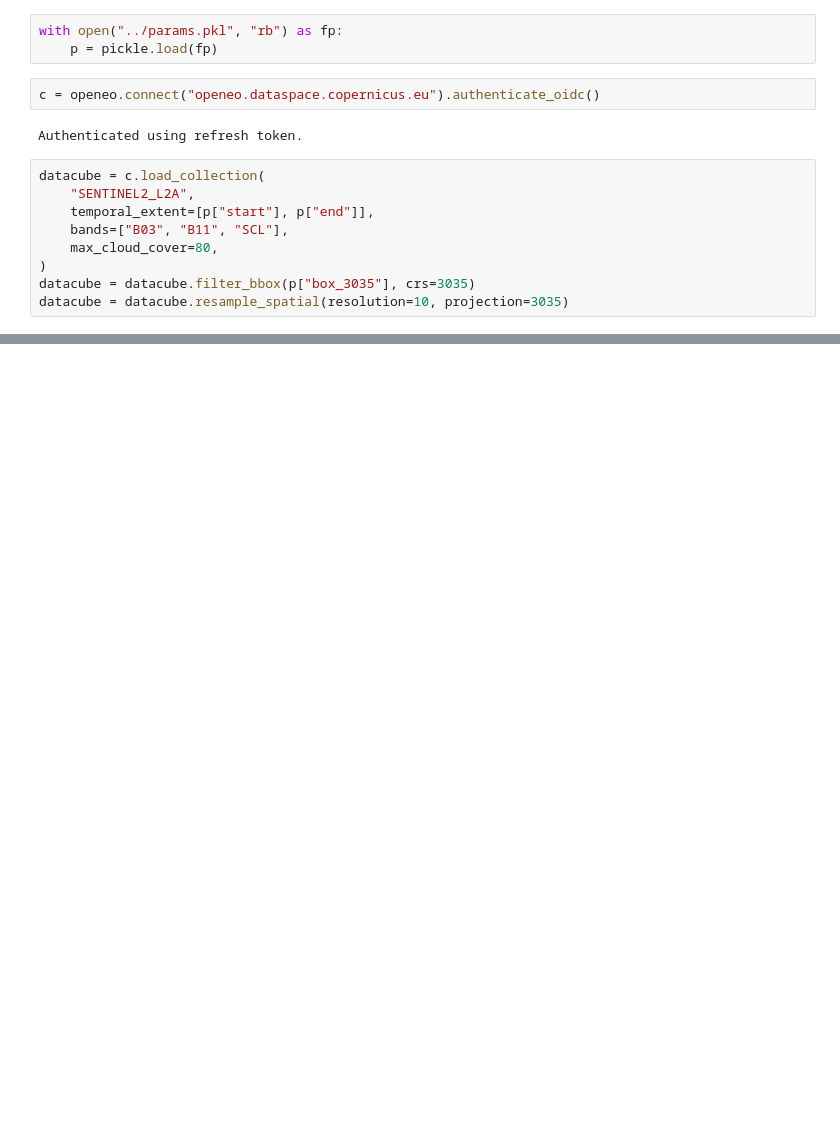
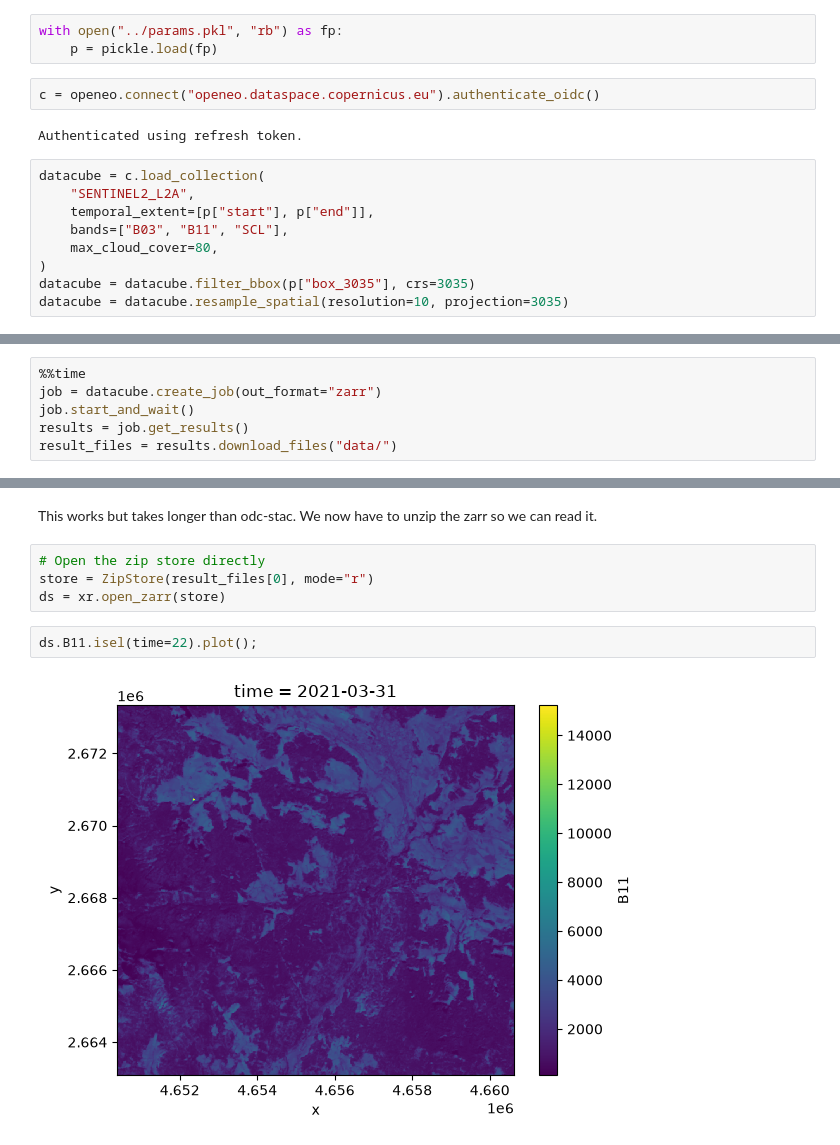
Before and after one commit to jonasViehweger/s2-time-series-access, a Jupyter notebook: openeo-nb/index.ipynb, the cells around one changed output, grey strips where cells are left out. Drawn from its saved outputs; the diff is of its cells as text; blank space fills up the shorter version.

```diff
--- a/openeo-nb/index.ipynb
+++ b/openeo-nb/index.ipynb
@@ -24,0 +33,6 @@ OpenEoApiError: [500] Internal: Server error: java.nio.file.FileSystemException:
+# %%
+%%time
+job = datacube.create_job(out_format="zarr")
+job.start_and_wait()
+results = job.get_results()
+result_files = results.download_files("data/")
@@ -25 +58,11 @@ OpenEoApiError: [500] Internal: Server error: java.nio.file.FileSystemException:
+# %% [markdown]
+This works but takes longer than odc-stac. We now have to unzip the zarr so we can read it.
+# %%
+# Open the zip store directly
+store = ZipStore(result_files[0], mode="r")
+ds = xr.open_zarr(store)
+# %%
+ds.B11.isel(time=22).plot();
+# %% [output]
+[figure, added]
 # %%
```
Also changed, not shown: parts of 9 cells of this notebook, 8 other files.
